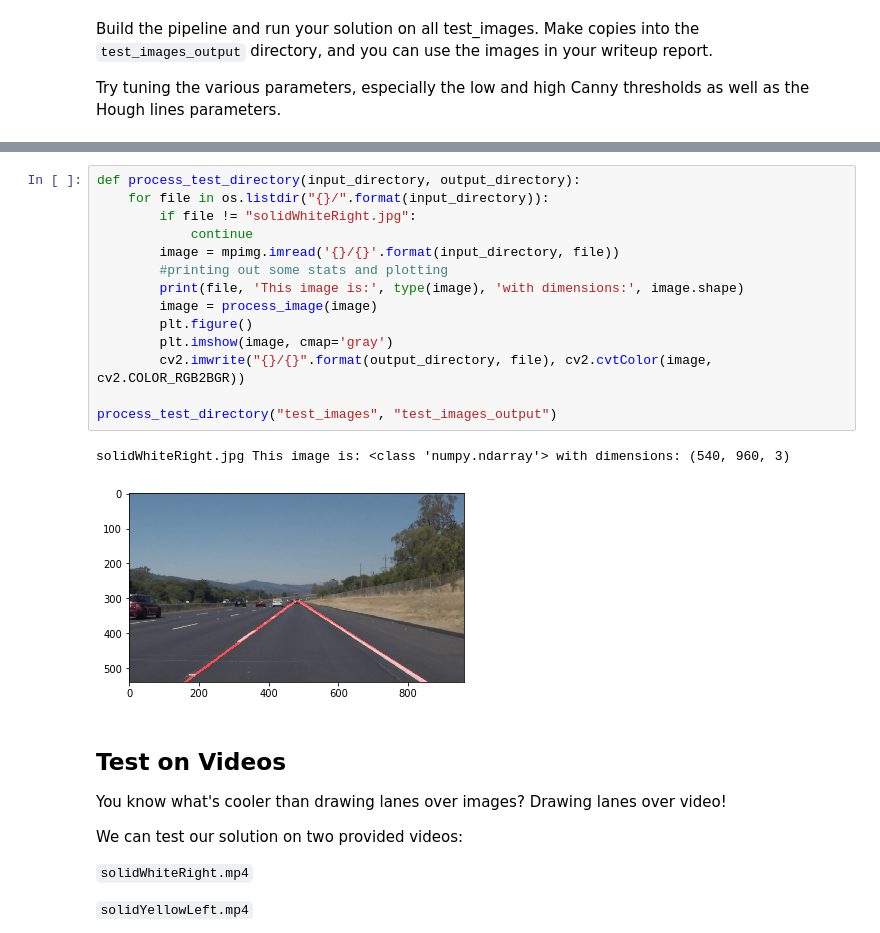
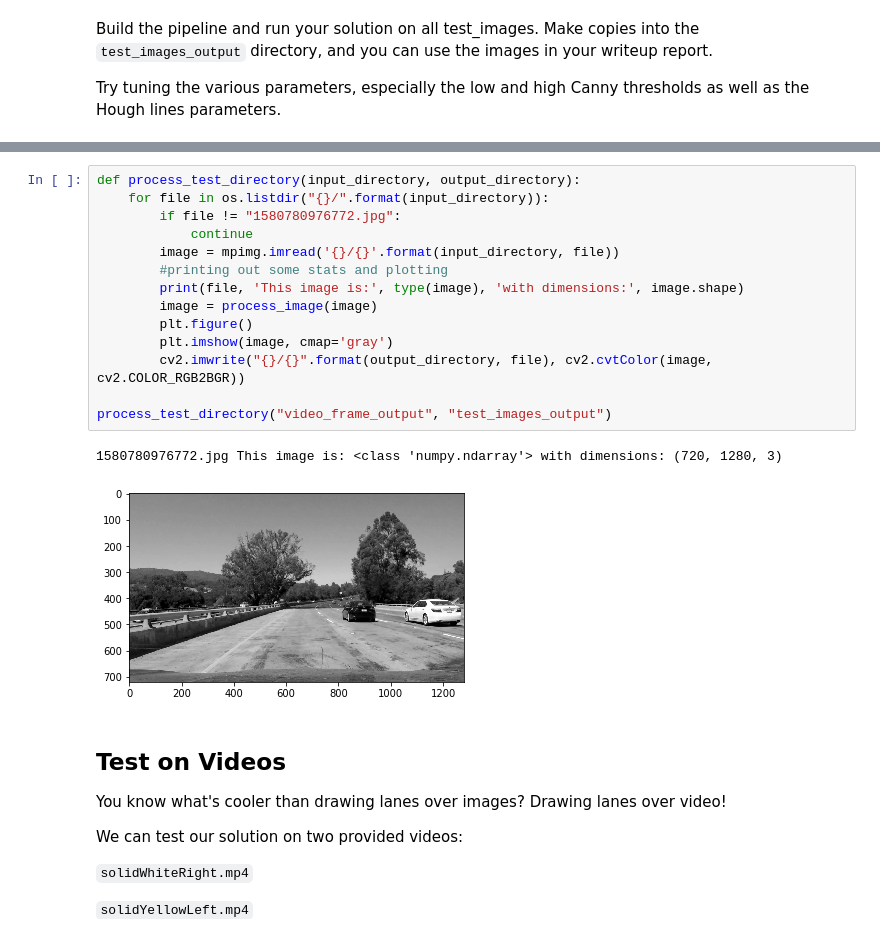
Before and after one commit to bsirang/CarND-LaneLines-P1, a Jupyter notebook: P1.ipynb, the cells around one changed output, grey strips where cells are left out. Saved outputs shown, nothing was run; the diff lists cells and outputs as text.

```diff
--- a/P1.ipynb
+++ b/P1.ipynb
@@ -397,20 +429,20 @@ def process_image(image):
 # %%
 def process_test_directory(input_directory, output_directory):
     for file in os.listdir("{}/".format(input_directory)):
-        if file != "solidWhiteRight.jpg":
+        if file != "1580780976772.jpg":
             continue
         image = mpimg.imread('{}/{}'.format(input_directory, file))
         #printing out some stats and plotting
         print(file, 'This image is:', type(image), 'with dimensions:', image.shape)
         image = process_image(image)
         plt.figure()
         plt.imshow(image, cmap='gray')
         cv2.imwrite("{}/{}".format(output_directory, file), cv2.cvtColor(image, cv2.COLOR_RGB2BGR))
 
-process_test_directory("test_images", "test_images_output")
+process_test_directory("video_frame_output", "test_images_output")
 # %% [output]
-solidWhiteRight.jpg This image is: <class 'numpy.ndarray'> with dimensions: (540, 960, 3)
+1580780976772.jpg This image is: <class 'numpy.ndarray'> with dimensions: (720, 1280, 3)
-[figure, old version]
+[figure, new version]
 # %% [markdown]
 ## Test on Videos
 
```
Also changed, not shown: parts of 4 cells of this notebook.
